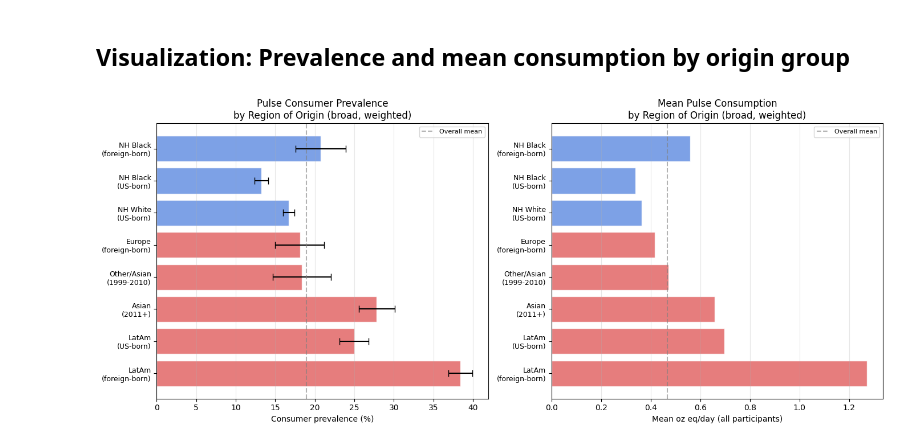
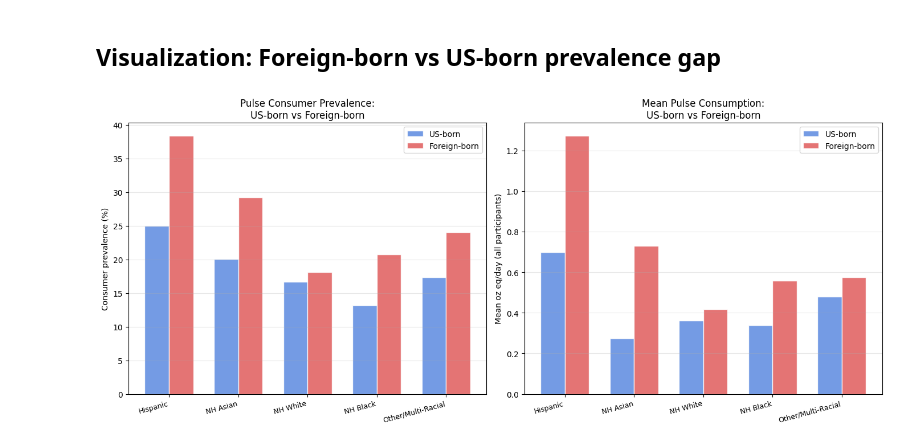
Before and after one commit to aflaxman/ai_assisted_us_health_data_analysis, a Jupyter notebook: nhanes_pulse_consumption/03_country_of_origin.ipynb, the cells around one changed output. Saved outputs shown, nothing was run; the diff lists cells and outputs as text; code cells hidden in the pictures.

```diff
--- a/nhanes_pulse_consumption/03_country_of_origin.ipynb
+++ b/nhanes_pulse_consumption/03_country_of_origin.ipynb
@@ -159,56 +165,51 @@ Pulse consumption by region of origin (weighted, broad measure)
 # %% [markdown]
-## Visualization: Prevalence and mean consumption by origin group
+## Visualization: Foreign-born vs US-born prevalence gap
 # %%
 fig, (ax1, ax2) = plt.subplots(1, 2, figsize=(14, 6))
 
-# Short labels for plot
-short_labels = {
-    'Latin America (foreign-born Hispanic)':         'LatAm\n(foreign-born)',
-    'Latin America (US-born Hispanic)':              'LatAm\n(US-born)',
-    'Asia (Non-Hispanic Asian, 2011+)':              'Asian\n(2011+)',
-    'Asia (Other Race, foreign-born, 1999-2010)':   'Other/Asian\n(1999-2010)',
-    'Europe (foreign-born NH White)':                'Europe\n(foreign-born)',
-    'NH White (US-born)':                            'NH White\n(US-born)',
-    'NH Black (US-born)':                            'NH Black\n(US-born)',
-    'NH Black (foreign-born)':                       'NH Black\n(foreign-born)',
-}
+# Reshape for grouped bar chart
+pivot_prev = cross_df.pivot(index='Race/Ethnicity', columns='Nativity', values='Prevalence %')
+pivot_oz = cross_df.pivot(index='Race/Ethnicity', columns='Nativity', values='oz/day (all)')
 
-plot_df = origin_df[origin_df['N'] > 0].copy()
-labels = [short_labels.get(g, g) for g in plot_df['Origin group']]
-x = range(len(plot_df))
+# Reorder races
+race_order = [r for r in RACE_GROUPS if r in pivot_prev.index]
+pivot_prev = pivot_prev.loc[race_order]
+pivot_oz = pivot_oz.loc[race_order]
 
-# Parse CI for error bars
-ci_lo = plot_df['Prev % (broad)'] - plot_df['95% CI'].apply(
-    lambda ci: float(ci.strip('()').split('–')[0]))
-ci_hi = plot_df['95% CI'].apply(
-    lambda ci: float(ci.strip('()').split('–')[1])) - plot_df['Prev % (broad)']
+x = np.arange(len(race_order))
+width = 0.35
+colors = {'US-born': '#5c8ae0', 'Foreign-born': '#e05c5c'}
 
-colors = ['#e05c5c' if 'LatAm' in l or 'Asian' in l or 'Other/Asian' in l or 'Europe' in l
-          else '#5c8ae0' for l in labels]
+# Prevalence
+for i, nat in enumerate(NATIVITY_GROUPS):
+    if nat in pivot_prev.columns:
+        vals = pivot_prev[nat].fillna(0).values
+        ax1.bar(x + i * width - width/2, vals, width, label=nat,
+                color=colors[nat], alpha=0.85, edgecolor='white')
 
-ax1.barh(x, plot_df['Prev % (broad)'], xerr=[ci_lo.values, ci_hi.values],
-         capsize=4, color=colors, alpha=0.8, edgecolor='white')
-ax1.set_yticks(x)
-ax1.set_yticklabels(labels, fontsize=9)
-ax1.set_xlabel('Consumer prevalence (%)')
-ax1.set_title('Pulse Consumer Prevalence\nby Region of Origin (broad, weighted)')
-ax1.axvline(x=weighted_pct(dfw['IS_CONSUMER'], dfw['WT_POOLED']),
-            color='gray', linestyle='--', alpha=0.6, label='Overall mean')
-ax1.legend(fontsize=8)
-ax1.grid(axis='x', alpha=0.3)
+ax1.set_xticks(x)
+ax1.set_xticklabels(race_order, fontsize=9, rotation=15, ha='right')
+ax1.set_ylabel('Consumer prevalence (%)')
+ax1.set_title('Pulse Consumer Prevalence:\nUS-born vs Foreign-born')
+ax1.legend()
+ax1.grid(axis='y', alpha=0.3)
 
-ax2.barh(x, plot_df['oz/day all (broad)'], color=colors, alpha=0.8, edgecolor='white')
-ax2.set_yticks(x)
-ax2.set_yticklabels(labels, fontsize=9)
-ax2.set_xlabel('Mean oz eq/day (all participants)')
-ax2.set_title('Mean Pulse Consumption\nby Region of Origin (broad, weighted)')
-ax2.axvline(x=weighted_mean(dfw['PULSE_OZ_EQ'], dfw['WT_POOLED']),
-            color='gray', linestyle='--', alpha=0.6, label='Overall mean')
-ax2.legend(fontsize=8)
-ax2.grid(axis='x', alpha=0.3)
+# Mean oz/day
+for i, nat in enumerate(NATIVITY_GROUPS):
+    if nat in pivot_oz.columns:
+        vals = pivot_oz[nat].fillna(0).values
+        ax2.bar(x + i * width - width/2, vals, width, label=nat,
+                color=colors[nat], alpha=0.85, edgecolor='white')
+
+ax2.set_xticks(x)
+ax2.set_xticklabels(race_order, fontsize=9, rotation=15, ha='right')
+ax2.set_ylabel('Mean oz eq/day (all participants)')
+ax2.set_title('Mean Pulse Consumption:\nUS-born vs Foreign-born')
+ax2.legend()
+ax2.grid(axis='y', alpha=0.3)
 
 plt.tight_layout()
 plt.show()
 # %% [output]
-[figure, old version]
+[figure, new version]
 # %% [markdown]
```
Also changed, not shown: parts of 10 cells of this notebook.
